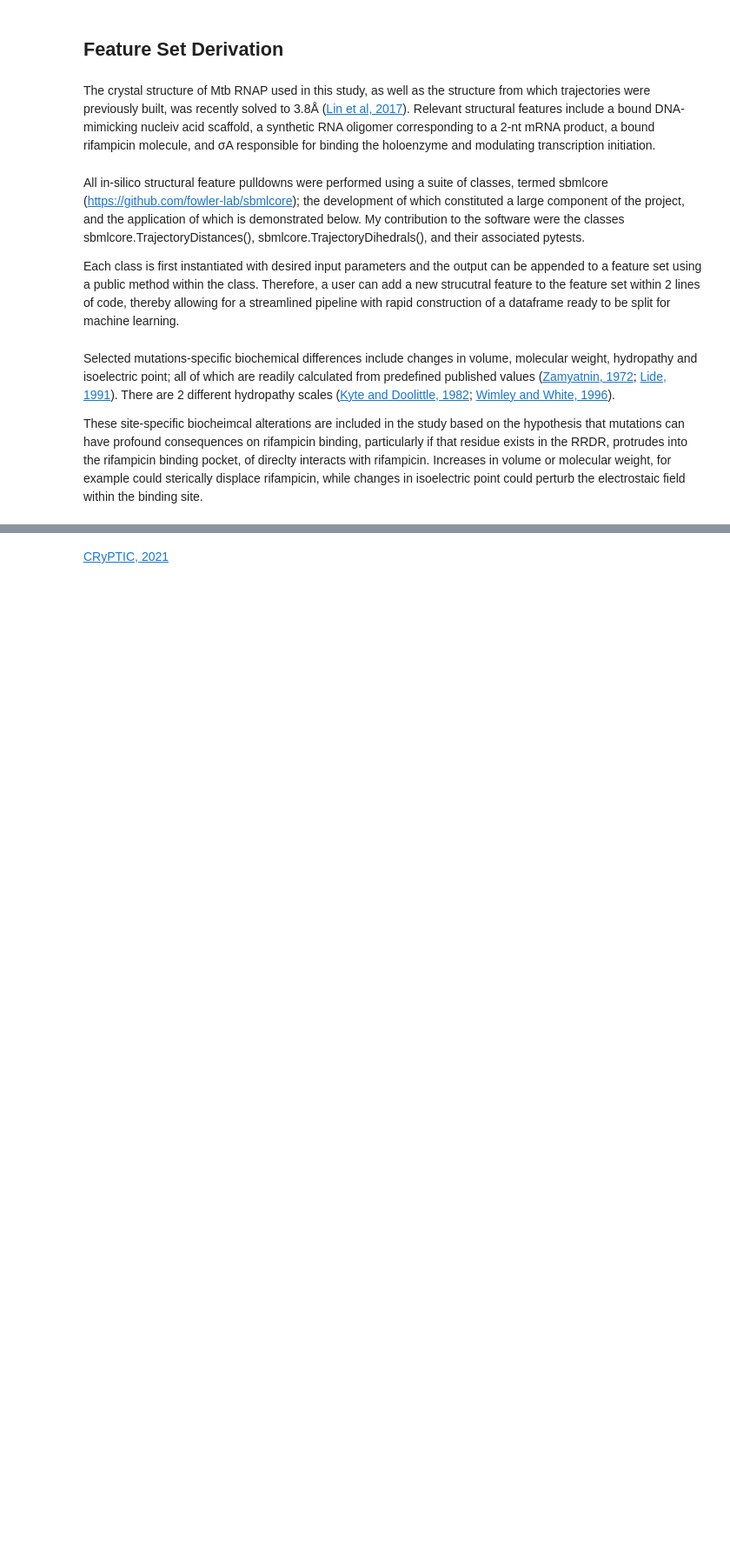
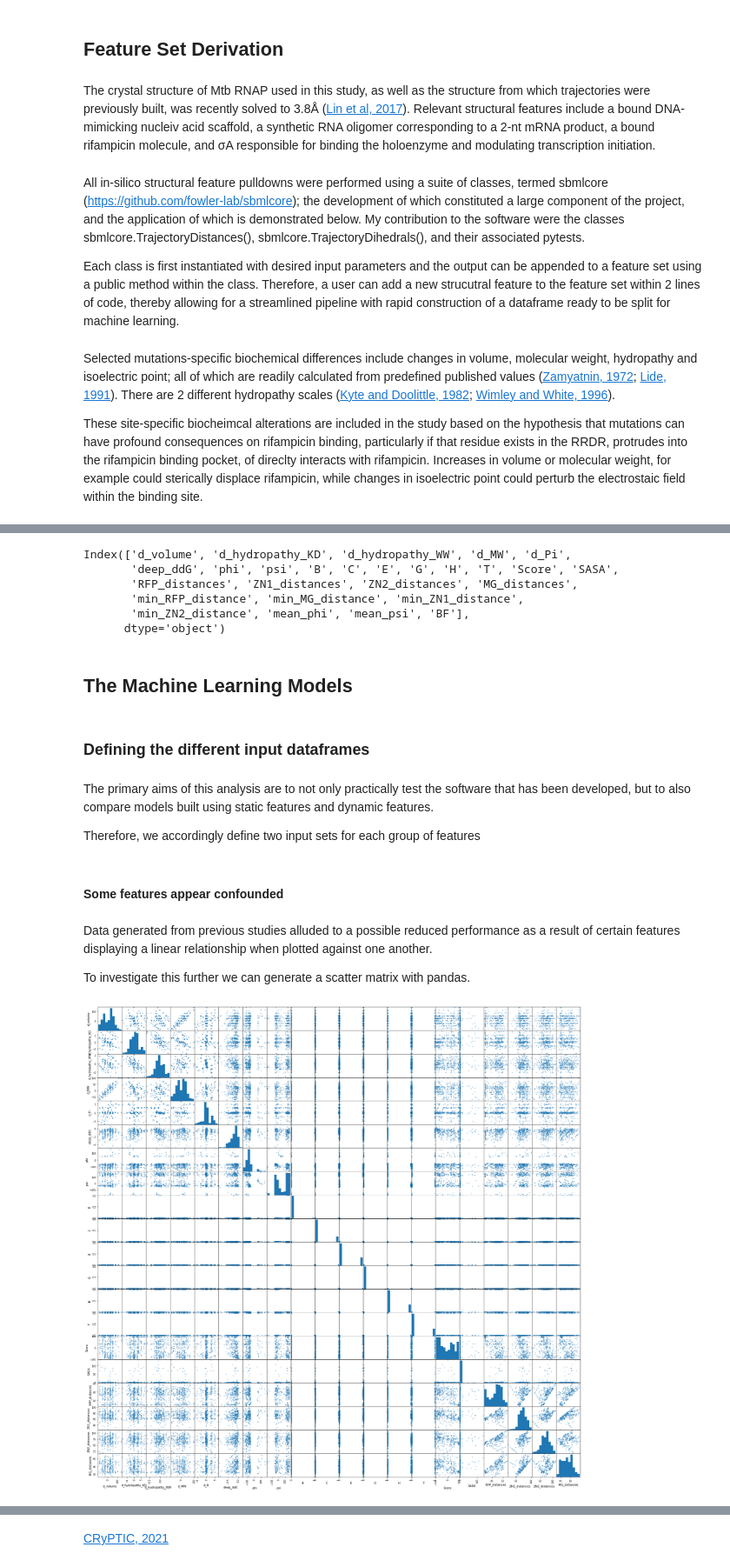
Before and after one commit to DylanAdlard/SABS_rotation_1_report, a Jupyter notebook: Report.ipynb, the cells around one changed output, grey strips where cells are left out. Shown at 87% size. Cells and saved outputs as stored; diff of their text form; code cells hidden in the pictures; blank space fills up the shorter version.

```diff
--- a/Report.ipynb
+++ b/Report.ipynb
@@ -290,0 +287,18 @@ df
+# %%
+rfp = sbmlcore.StructuralDistances('Structural_files/5uh6.pdb', distance_selection='resname RFP', distance_name='RFP_distances', offsets={'A':0, 'B':0, 'C':-6, 'D':0, 'E':0, 'F':0})
+df = rfp.add_feature(df)
+df.drop(columns=['resname'], inplace=True)
+
+zn1 = sbmlcore.StructuralDistances('Structural_files/5uh6.pdb', distance_selection='index 26082', distance_name='ZN1_distances', offsets={'A':0, 'B':0, 'C':-6, 'D':0, 'E':0, 'F':0})
+df = zn1.add_feature(df)
+df.drop(columns=['resname'], inplace=True)
+
+zn2= sbmlcore.StructuralDistances('Structural_files/5uh6.pdb', distance_selection='index 26083', distance_name='ZN2_distances', offsets={'A':0, 'B':0, 'C':-6, 'D':0, 'E':0, 'F':0})
+df = zn2.add_feature(df)
+df.drop(columns=['resname'], inplace=True)
+
+mg = sbmlcore.StructuralDistances('Structural_files/5uh6.pdb', distance_selection='resname MG', distance_name='MG_distances', offsets={'A':0, 'B':0, 'C':-6, 'D':0, 'E':0, 'F':0})
+df = mg.add_feature(df)
+df.drop(columns=['resname'], inplace=True)
+
+df
@@ -290,0 +405,17 @@ df
+# %%
+#create numeric binary phenotypes
+# 1 = susceptibility (as this is really what we're predicting)
+# 0 = resistant
+List = []
+for i in df['phenotype']:
+    if i == 'R':
+        List.append(0)
+    else:
+        List.append(1)
+df['BF'] = List
+df
+
+#filter out unwanted outputs to create a feature and target set
+ML_df = df[['d_volume', 'd_hydropathy_KD', 'd_hydropathy_WW', 'd_MW', 'd_Pi', 'deep_ddG', 'phi', 'psi', 'B', 'C', 'E', 'G', 'H', 'T', 'Score', 'SASA', 'RFP_distances', 'ZN1_distances', 'ZN2_distances', 'MG_distances', 'min_RFP_distance', 'min_MG_distance', 'min_ZN1_distance', 'min_ZN2_distance', 'mean_phi', 'mean_psi', 'BF']]
+
+ML_df
@@ -290,0 +436,31 @@ df
+# %%
+ML_df.columns
+# %% [output]
+Index(['d_volume', 'd_hydropathy_KD', 'd_hydropathy_WW', 'd_MW', 'd_Pi',
+       'deep_ddG', 'phi', 'psi', 'B', 'C', 'E', 'G', 'H', 'T', 'Score', 'SASA',
+       'RFP_distances', 'ZN1_distances', 'ZN2_distances', 'MG_distances',
+       'min_RFP_distance', 'min_MG_distance', 'min_ZN1_distance',
+       'min_ZN2_distance', 'mean_phi', 'mean_psi', 'BF'],
+      dtype='object')
+# %% [markdown]
+## The Machine Learning Models
+# %% [markdown]
+### Defining the different input dataframes
+# %% [markdown]
+The primary aims of this analysis are to not only practically test the software that has been developed, but to also compare models built using static features and dynamic features.
+
+Therefore, we accordingly define two input sets for each group of features
+# %%
+all_static = ML_df[['d_volume', 'd_hydropathy_KD', 'd_hydropathy_WW', 'd_MW', 'd_Pi', 'deep_ddG', 'phi', 'psi', 'B', 'C', 'E', 'G', 'H', 'T', 'Score', 'SASA', 'RFP_distances', 'ZN1_distances', 'ZN2_distances', 'MG_distances', 'BF']]
+
+all_dynamic = ML_df[['d_volume', 'd_hydropathy_KD', 'd_hydropathy_WW', 'd_MW', 'd_Pi','deep_ddG', 'B', 'C', 'E', 'G', 'H', 'T', 'Score', 'SASA','min_RFP_distance', 'min_MG_distance', 'min_ZN1_distance', 'min_ZN2_distance', 'mean_phi', 'mean_psi', 'BF' ]]
+# %% [markdown]
+#### Some features appear confounded
+# %% [markdown]
+Data generated from previous studies alluded to a possible reduced performance as a result of certain features displaying a linear relationship when plotted against one another.
+
+To investigate this further we can generate a scatter matrix with pandas.
+# %%
+plot = pd.plotting.scatter_matrix(all_static[all_static.columns[:-1]], figsize=(30, 30))
+# %% [output]
+[figure, added]
```
Also changed, not shown: parts of 24 cells of this notebook.
